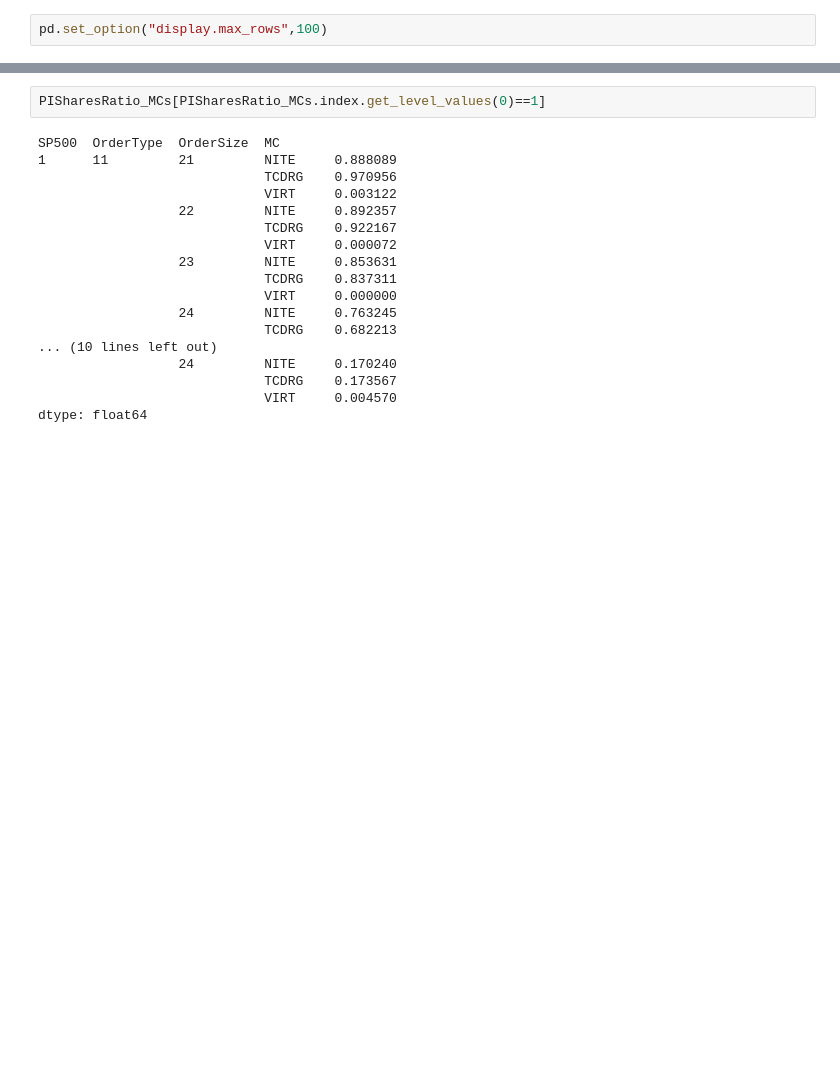
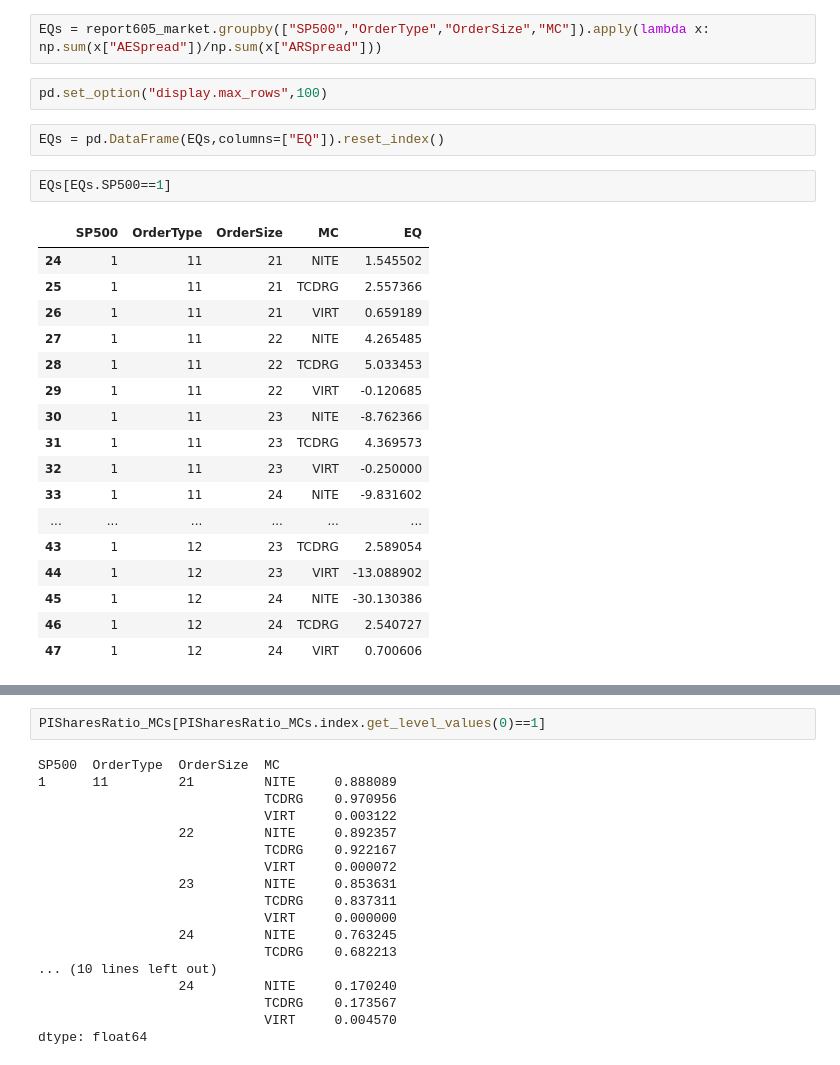
Before and after one commit to YUNYANSONG/SECReportsAnalysis, a Jupyter notebook: reports.ipynb, the cells around one changed output, grey strips where cells are left out. Drawn from its saved outputs; the diff is of its cells as text; blank space fills up the shorter version.

```diff
--- a/reports.ipynb
+++ b/reports.ipynb
@@ -496,2 +506,26 @@ PISharesRatio_MCs = report605_market.groupby(["SP500","OrderType","OrderSize","M
+# %%
+EQs = report605_market.groupby(["SP500","OrderType","OrderSize","MC"]).apply(lambda x: np.sum(x["AESpread"])/np.sum(x["ARSpread"]))
 # %%
 pd.set_option("display.max_rows",100)
+# %%
+EQs = pd.DataFrame(EQs,columns=["EQ"]).reset_index()
+# %%
+EQs[EQs.SP500==1]
+# %% [output]
+|  | SP500 | OrderType | OrderSize | MC | EQ |
+| 24 | 1 | 11 | 21 | NITE | 1.545502 |
+| 25 | 1 | 11 | 21 | TCDRG | 2.557366 |
+| 26 | 1 | 11 | 21 | VIRT | 0.659189 |
+| 27 | 1 | 11 | 22 | NITE | 4.265485 |
+| 28 | 1 | 11 | 22 | TCDRG | 5.033453 |
+| 29 | 1 | 11 | 22 | VIRT | -0.120685 |
+| 30 | 1 | 11 | 23 | NITE | -8.762366 |
+| 31 | 1 | 11 | 23 | TCDRG | 4.369573 |
+| 32 | 1 | 11 | 23 | VIRT | -0.250000 |
+| 33 | 1 | 11 | 24 | NITE | -9.831602 |
+| ... | ... | ... | ... | ... | ... |
+| 43 | 1 | 12 | 23 | TCDRG | 2.589054 |
+| 44 | 1 | 12 | 23 | VIRT | -13.088902 |
+| 45 | 1 | 12 | 24 | NITE | -30.130386 |
+| 46 | 1 | 12 | 24 | TCDRG | 2.540727 |
+| 47 | 1 | 12 | 24 | VIRT | 0.700606 |
```
Also changed, not shown: parts of 2 cells of this notebook.
